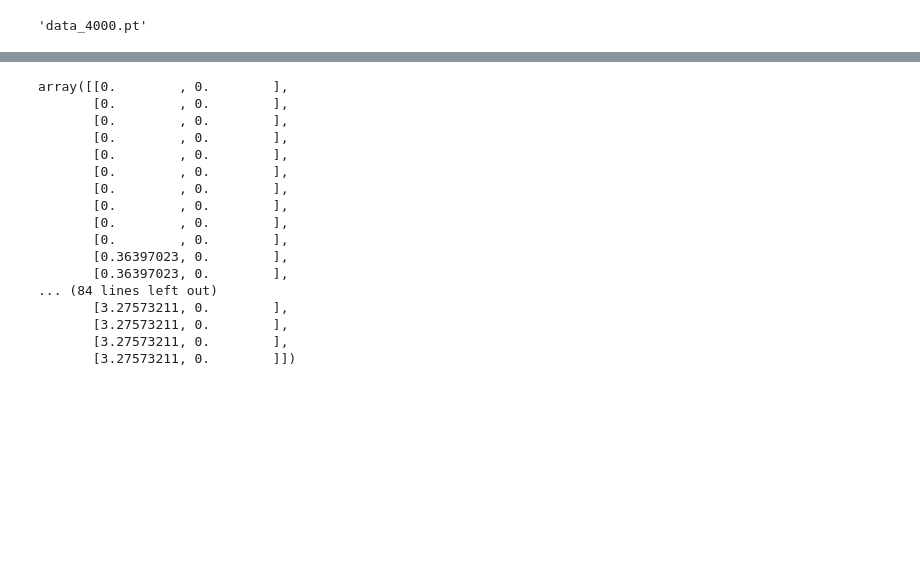
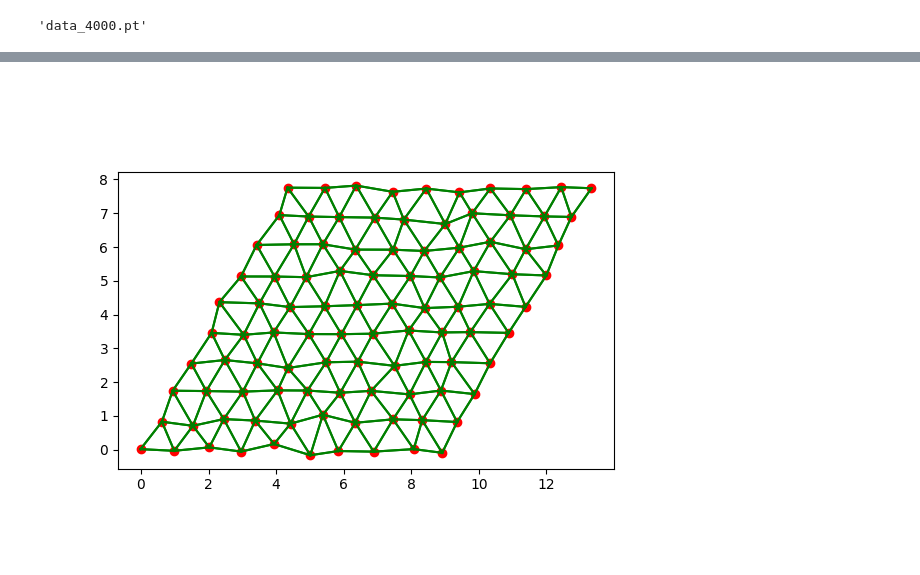
Before and after one commit to SteWey0/Computerpraktikum, a Jupyter notebook: test.ipynb, the cells around one changed output, grey strips where cells are left out. Drawn from its saved outputs; the diff is of its cells as text; code cells hidden in the pictures; blank space fills up the shorter version.

```diff
--- a/test.ipynb
+++ b/test.ipynb
@@ -243,20 +242,0 @@ plot_graph(nodes, cons)
-# %%
-np.stack((nodes[:,1]/np.tan(np.radians(70)), np.zeros_like(nodes[:,1])), axis=1)
-# %% [output]
-array([[0.        , 0.        ],
-       [0.        , 0.        ],
-       [0.        , 0.        ],
-       [0.        , 0.        ],
-       [0.        , 0.        ],
-       [0.        , 0.        ],
-       [0.        , 0.        ],
-       [0.        , 0.        ],
-       [0.        , 0.        ],
-       [0.        , 0.        ],
-       [0.36397023, 0.        ],
-       [0.36397023, 0.        ],
-... (84 lines left out)
-       [3.27573211, 0.        ],
-       [3.27573211, 0.        ],
-       [3.27573211, 0.        ],
-       [3.27573211, 0.        ]])
@@ -262,0 +342,5 @@ array([[0.        , 0.        ],
+# %%
+graph = Test()
+plot_graph(*_get_hex_graph(graph))
+# %% [output]
+[figure, added]
```
Also changed, not shown: parts of 3 cells of this notebook, 1 other file.
